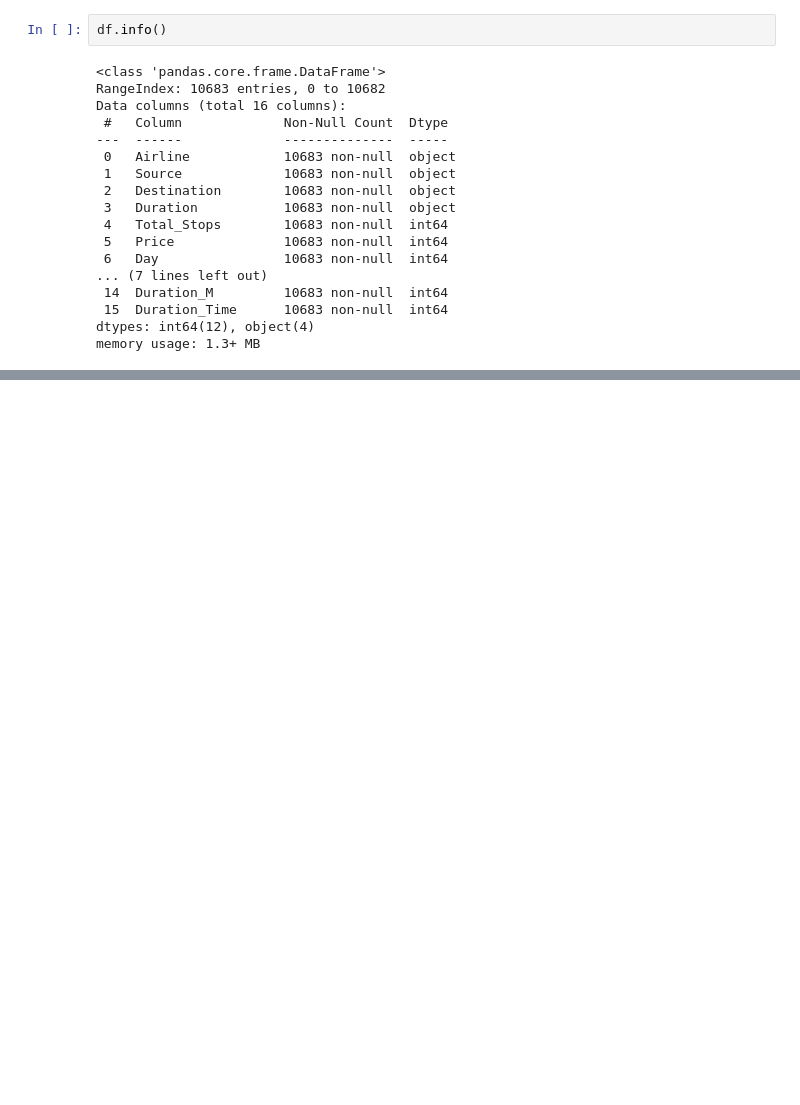
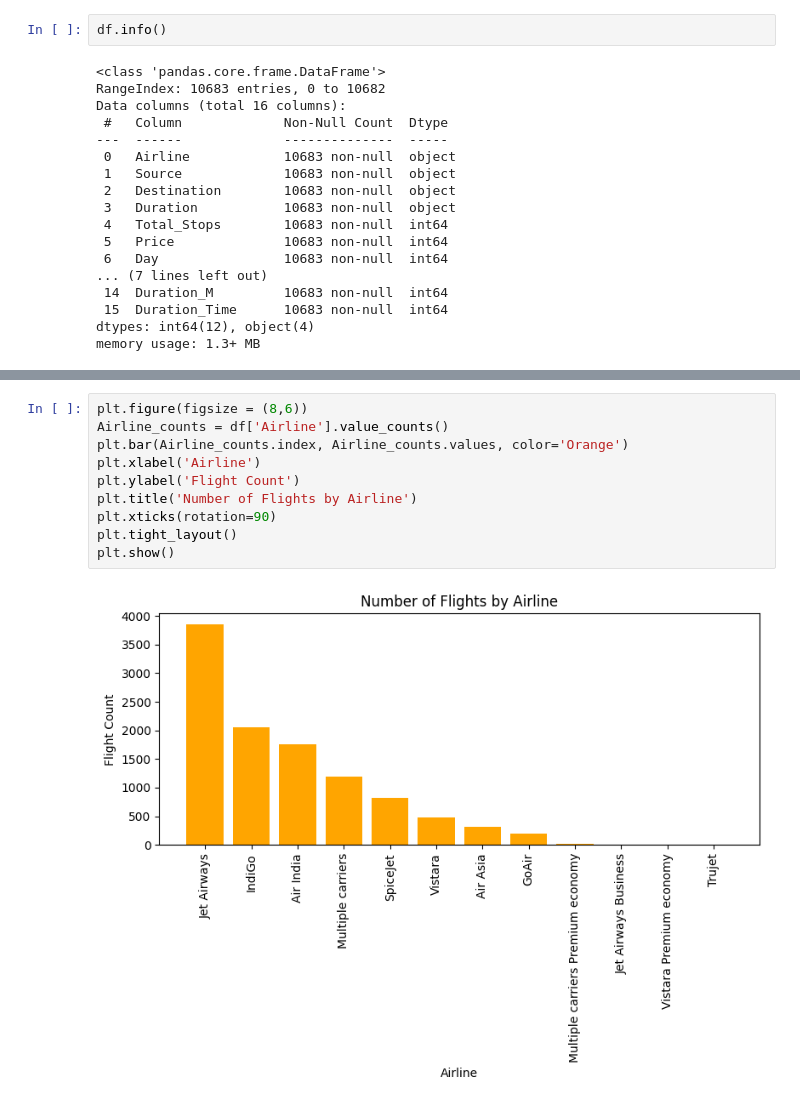
Before and after one commit to NAMPALLYMANIKANTH/Fight-Data, a Jupyter notebook: EDA_FLIGHT_PRICE.ipynb, the cells around one changed output, grey strips where cells are left out. Cells and saved outputs as stored; diff of their text form; blank space fills up the shorter version.

```diff
--- a/EDA_FLIGHT_PRICE.ipynb
+++ b/EDA_FLIGHT_PRICE.ipynb
@@ -624,0 +700,12 @@ NameError: name 'columns' is not defined
+# %%
+plt.figure(figsize = (8,6))
+Airline_counts = df['Airline'].value_counts()
+plt.bar(Airline_counts.index, Airline_counts.values, color='Orange')
+plt.xlabel('Airline')
+plt.ylabel('Flight Count')
+plt.title('Number of Flights by Airline')
+plt.xticks(rotation=90)
+plt.tight_layout()
+plt.show()
+# %% [output]
+[figure, added]
```
Also changed, not shown: parts of 16 cells of this notebook.
